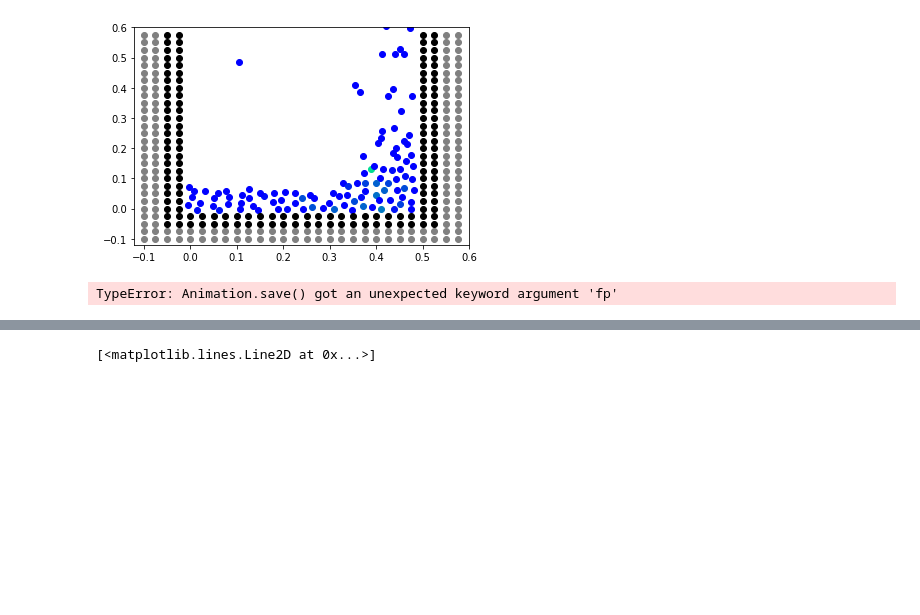
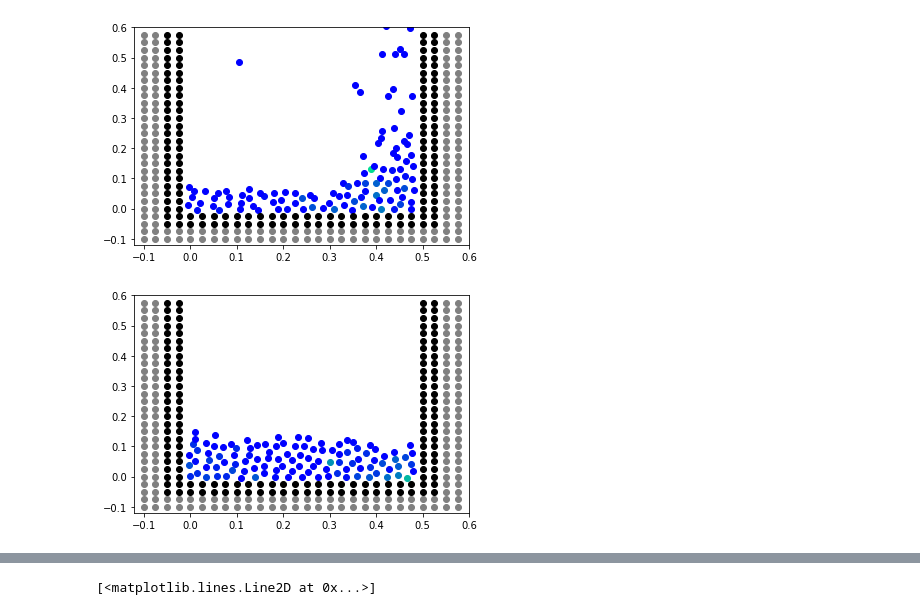
Before and after one commit to ksttr/particle-method, a Jupyter notebook: mps/benchmarks/sample.ipynb, the cells around one changed output, grey strips where cells are left out. Cells and saved outputs as stored; diff of their text form; code cells hidden in the pictures; blank space fills up the shorter version.

```diff
--- a/mps/benchmarks/sample.ipynb
+++ b/mps/benchmarks/sample.ipynb
@@ -59,37 +59,37 @@ plt.ylim(-0.12,0.6)
 import numpy as np
 import matplotlib.pyplot as plt
 import matplotlib.animation as animation
 
 fig = plt.figure()
 TIME=200
 dirname = "../build/benchmarks/data/Lx0500000_Ly0500000_lx0150000_ly0450000_dt0001000/"
 a = np.array([np.fromfile(dirname + f"position/position{10*i:06}.dat").reshape(N,2) for i in range(TIME)])
 pressure = np.array([np.fromfile(dirname + f"pressure/pressure{10*i:06}.dat") for i in range(TIME)])
-normalized_pressure = pressure/1013.0
-truncated_pressure = np.where(normalized_pressure < 1013.0, normalized_pressure, 1)
+normalized_pressure = pressure/5000.0
+truncated_pressure = np.where(normalized_pressure <= 5000.0, normalized_pressure, 1)
 cmap = plt.get_cmap("winter")
 ims = []
 for data, p in zip(a,truncated_pressure):
     im = []
     plt.xlim(-0.12,0.6)
     plt.ylim(-0.12,0.6)
     for i in range(N):
         if(type[i] == 0):
             line,=plt.plot(data[i][0], data[i][1], "o", c=cmap(p[i]))
             im.append(line)
         elif(type[i] == 1):
             line,=plt.plot(data[i][0],data[i][1], "o", c="black")
             im.append(line)
         elif(type[i] ==2):
             line,=plt.plot(data[i][0],data[i][1], "o", c="gray")
             im.append(line)
     ims.append(im)
 
 ani = animation.ArtistAnimation(fig, ims)
-ani.save('anim.gif', writer="imagemagick",fp=10)
+ani.save('anim.gif', writer="imagemagick",fps=10)
 ani.save('anim.mp4', writer="ffmpeg", fps=10)
 # %% [output]
-TypeError: Animation.save() got an unexpected keyword argument 'fp'
+[figure, added]
 # %%
 from IPython.display import Video
 Video("./anim.mp4")
```
Also changed, not shown: 2 other files.
